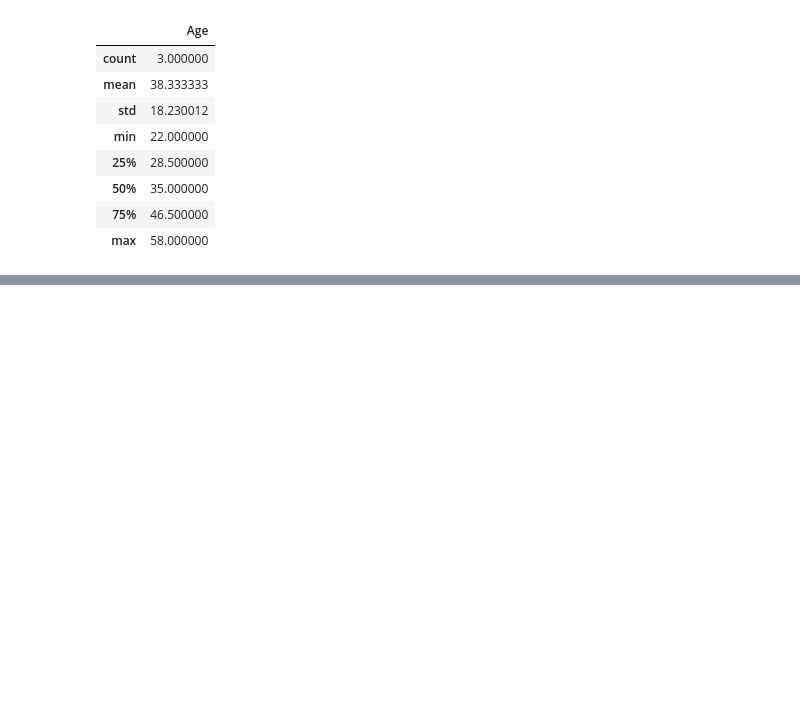
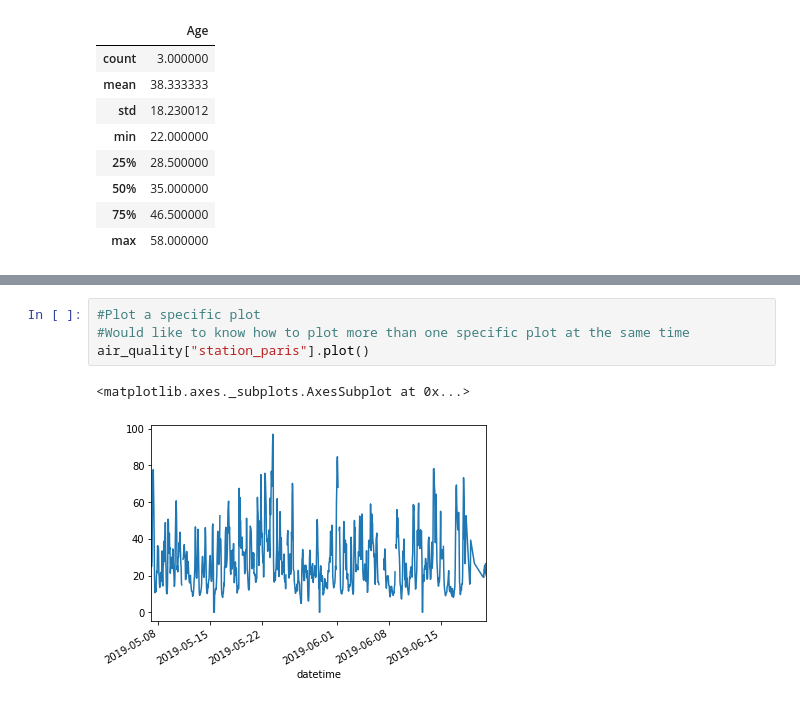
Before and after one commit to barnetk1/Test-repo, a Jupyter notebook: CHEM 399 Project 2_Pandas Tutorial.ipynb, the cells around one changed output, grey strips where cells are left out. Drawn from its saved outputs; the diff is of its cells as text; blank space fills up the shorter version.

Commit message:
everything since like March

```diff
--- a/CHEM 399 Project 2_Pandas Tutorial.ipynb
+++ b/CHEM 399 Project 2_Pandas Tutorial.ipynb
@@ -53,0 +317,7 @@ titanic
+# %%
+#Plot a specific plot
+#Would like to know how to plot more than one specific plot at the same time
+air_quality["station_paris"].plot()
+# %% [output]
+<matplotlib.axes._subplots.AxesSubplot at 0x...>
+[figure, added]
```
Also changed, not shown: parts of 31 cells of this notebook, 16 other files.
